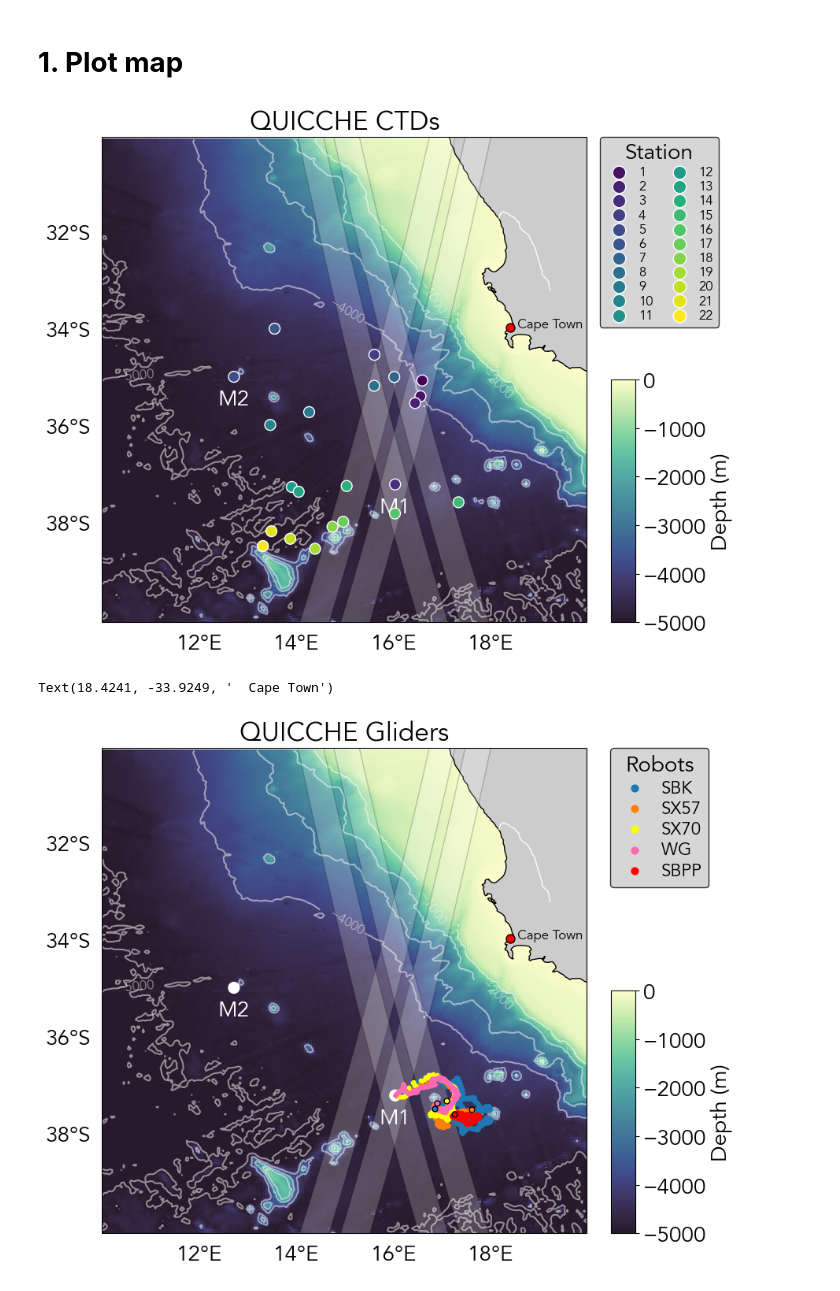
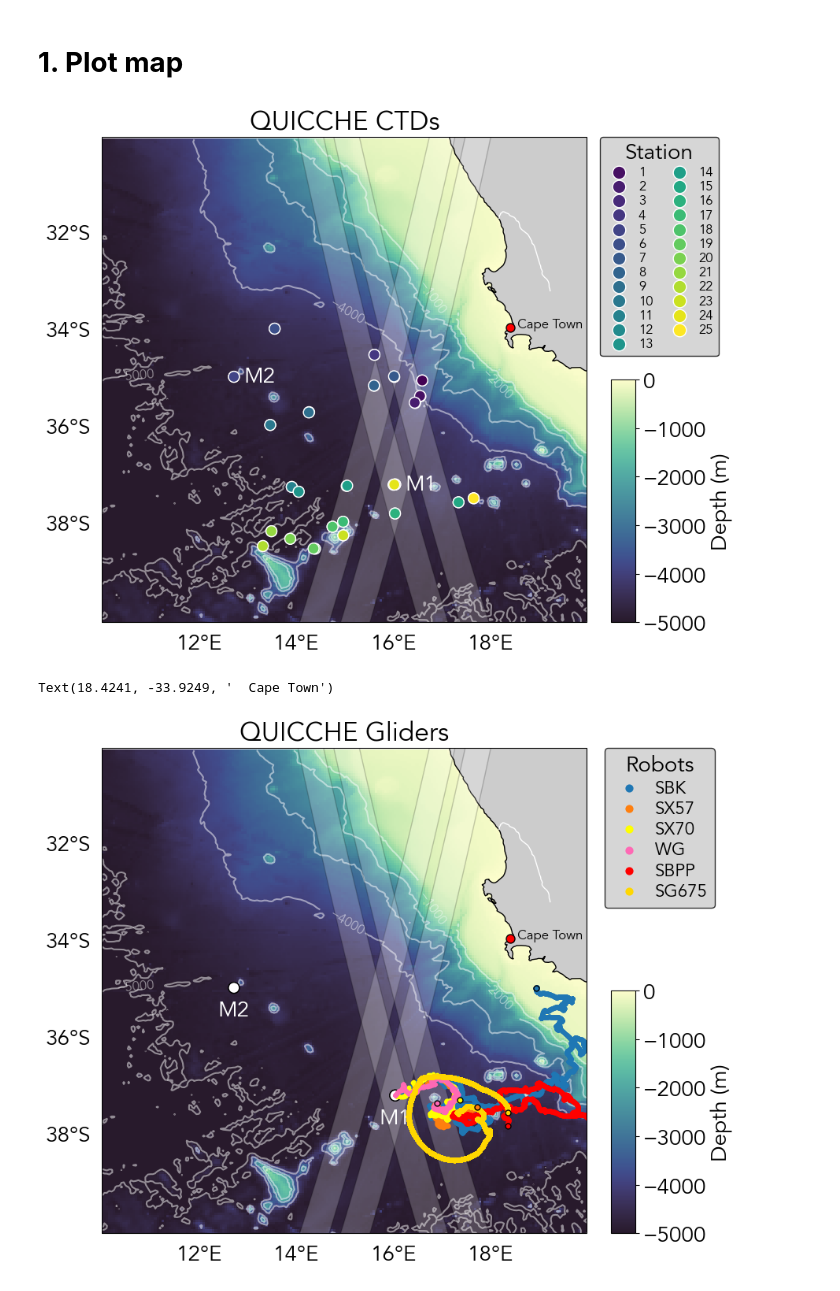
Before and after one commit to jmedholm/CTD, a Jupyter notebook: 02_Plotting_station_map.ipynb, the cells around one changed output. Cells and saved outputs as stored; diff of their text form; code cells hidden in the pictures.

```diff
--- a/02_Plotting_station_map.ipynb
+++ b/02_Plotting_station_map.ipynb
@@ -58,7 +58,7 @@ def add_swath(ax):
 # %% [markdown]
 # **1. Plot map**
 # %%
-ds = xr.open_dataset('data/dQUICCHE.nc')
+ds = xr.open_dataset('/Users/xedhjo/Documents/Projects/QUICCHE/data/CTD/QUICCHE_CTDs.nc')
 swath = gpd.read_file('/Users/xedhjo/Documents/Projects/QUICCHE/web-portal/data/swot/swot_calval_orbit_june2015-v2_swath.shp')
 bathy = xr.open_dataset('/Users/xedhjo/Documents/Projects/QUICCHE/data/gebco_2022_n-30.0_s-45.0_w0.0_e25.0.nc')
 bathy = bathy.interp(lon=np.arange(0,25,.05),lat=np.arange(-45,-30,.05))
@@ -106,8 +106,8 @@ leg = ax.legend(ncol=2,
 leg.get_frame().set_edgecolor('k')
 
 
-ax.text(ds.sel(cast='down').longitude[3],ds.sel(cast='down').latitude[3]-0.25,'M1',c='w',va='top',ha='center')
-ax.text(ds.sel(cast='down').longitude[5],ds.sel(cast='down').latitude[5]-0.25,'M2',c='w',va='top',ha='center')
+ax.text(ds.sel(cast='down').longitude[3]+0.2,ds.sel(cast='down').latitude[3],'M1',c='w',va='center',ha='left',zorder=10)
+ax.text(ds.sel(cast='down').longitude[5]+0.2,ds.sel(cast='down').latitude[5],'M2',c='w',va='center',ha='left',zorder=10)
 
 axins = inset_axes(
     ax,
@@ -129,20 +129,18 @@ ax.text(18.4241,-33.9249,'  Cape Town',zorder=10,fontsize=12)
 
 plt.savefig(f"/Users/xedhjo/Documents/Projects/QUICCHE/data/CTD/figures/QUICCHE_CTDs.png")
 # %% [output]
-[figure, old version]
+[figure, new version]
 # %%
 sbk = pd.read_csv('/Users/xedhjo/Documents/Projects/QUICCHE/data/Kringla_meta_20230306.csv')
 sx57 = pd.read_csv('/Users/xedhjo/Documents/Projects/QUICCHE/data/SEA057_20230307.csv')
 sx70 = pd.read_csv('/Users/xedhjo/Documents/Projects/QUICCHE/data/SEA070_20230306.csv')
 wg = pd.read_csv('/Users/xedhjo/Documents/Projects/QUICCHE/data/wg_20230306.csv')
 sbpp = pd.read_csv('/Users/xedhjo/Documents/Projects/QUICCHE/data/Pimpim_meta_20230322.csv')
+sg = pd.read_csv('/Users/xedhjo/Documents/Projects/QUICCHE/data/SG675_meta_20230322.csv')
-# %%
-sbpp['lat'] = -sbpp['lat'].values
 # %%
 fig,ax=plt.subplots(figsize=(12,8),subplot_kw={'projection':ccrs.PlateCarree()})
 bt = bathy.elevation.plot(cmap=cmo.deep_r,vmin=-5000,vmax=0,add_colorbar=False)
 
-#bathy.elevation.plot.contour(levels=np.arange(-5000,0,500)[np.arange(-5000,0,500)%1000 != 0],colors='w',linestyles='--',lw=1,alpha=.5)
 cs = bathy.elevation.plot.contour(levels=np.arange(-5000,0,1000),colors='w',linestyles='-',lw=2,alpha=.5)
 
 ax.clabel(cs,fontsize=12)
@@ -153,7 +151,7 @@ sct = ds.sel(station=[4,6]).plot.scatter(ax=ax,
                       s=100,
                       add_guide=False,
                       vmin=1,
-                      ec=['w','w'],
+                      ec=['k','k'],
                       zorder=5,
                       cmap=plt.get_cmap('viridis',11),
                                         c='w')
@@ -162,12 +160,14 @@ sx57.plot.scatter(ax=ax,x='longitude',y='latitude',c='C1',zorder=5,s=10,label='S
 sx70.plot.scatter(ax=ax,x='longitude',y='latitude',c='yellow',zorder=5,s=10,label='SX70')
 wg.plot.scatter(ax=ax,x='lon',y='lat',c='hotpink',zorder=5,s=10,label='WG')
 sbpp.plot.scatter(ax=ax,x='lon',y='lat',fc='r',zorder=5,s=10,label='SBPP')
+sg.plot.scatter(ax=ax,x='lon',y='lat',fc='gold',zorder=5,s=10,label='SG675')
 
 ax.scatter(sbk['lon'].values[-1],sbk['lat'].values[-1],c='C0',zorder=5,s=25,ec='k')
 ax.scatter(sx57['longitude'].values[-1],sx57['latitude'].values[-1],c='C1',zorder=5,s=25,ec='k')
 ax.scatter(sx70['longitude'].values[-1],sx70['latitude'].values[-1],c='yellow',zorder=5,s=25,ec='k')
 ax.scatter(wg['lon'].values[-1],wg['lat'].values[-1],c='hotpink',zorder=5,s=25,ec='k')
 ax.scatter(sbpp['lon'].values[-1],sbpp['lat'].values[-1],fc='r',zorder=5,s=25,ec='k')
+ax.scatter(sg['lon'].values[-1],sg['lat'].values[-1],fc='gold',zorder=5,s=25,ec='k')
 
 
 xlim = ax.get_xlim()
@@ -184,31 +184,31 @@ axins = inset_axes(
     height="50%",  # height: 50%
     loc="lower left",
     bbox_to_anchor=(1.05, 0., 1, 1),
     bbox_transform=ax.transAxes,
     borderpad=0,
 )
 plt.colorbar(bt, cax=axins,label='Depth (m)')
 
 leg = ax.legend(ncol=1,
           labelspacing=0.1,
           handletextpad=0.5,
           fontsize=16,
           loc='upper center',
           columnspacing=0.2,
           bbox_to_anchor=[1,1,0.3,0.018],
           title='Robots',
           markerscale=2,
           frameon=True,
           facecolor='0.8',)
 
 leg.get_frame().set_edgecolor('k')
 
 add_features(ax)
 add_swath(ax)
 ax.set_extent([10,20,-40,-30])
 
 ax.scatter([18.4241],[-33.9249],marker='.',fc='r',ec='k',s=250,zorder=10)
 ax.text(18.4241,-33.9249,'  Cape Town',zorder=10,fontsize=12)
 # %% [output]
 Text(18.4241, -33.9249, '  Cape Town')
-[figure, old version]
+[figure, new version]
```
Also changed, not shown: parts of 1 cell of this notebook, 1 other file.
